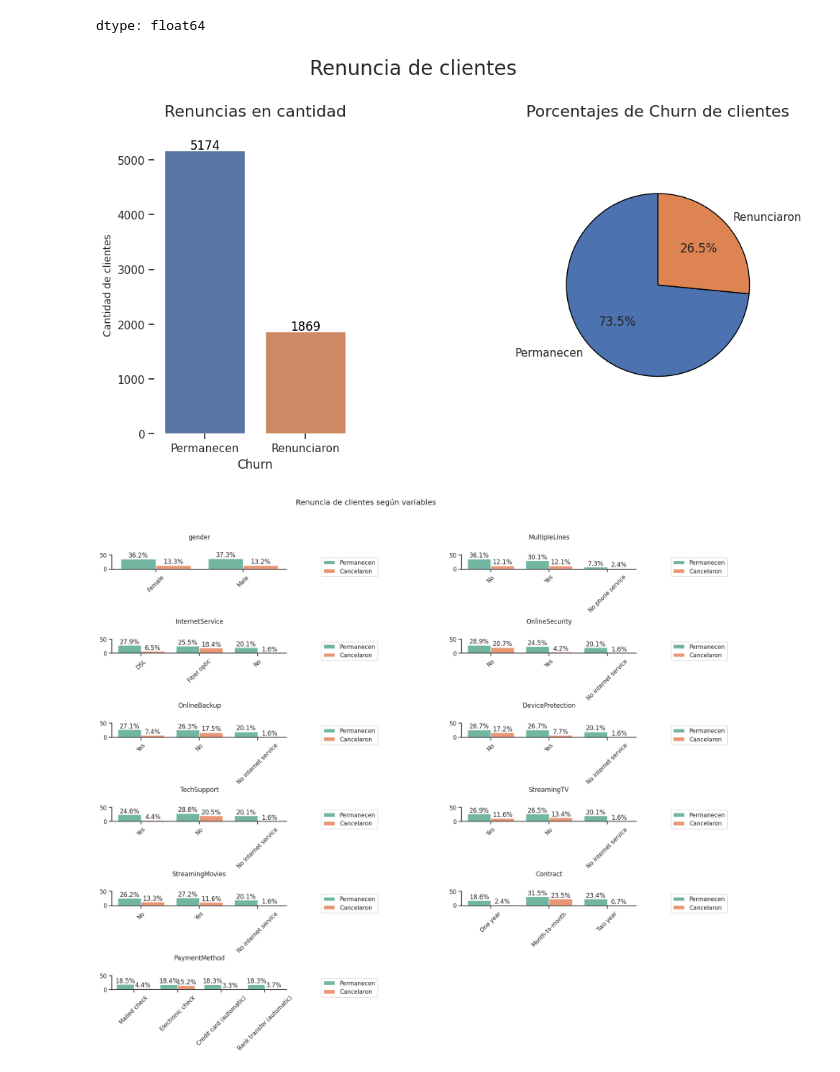
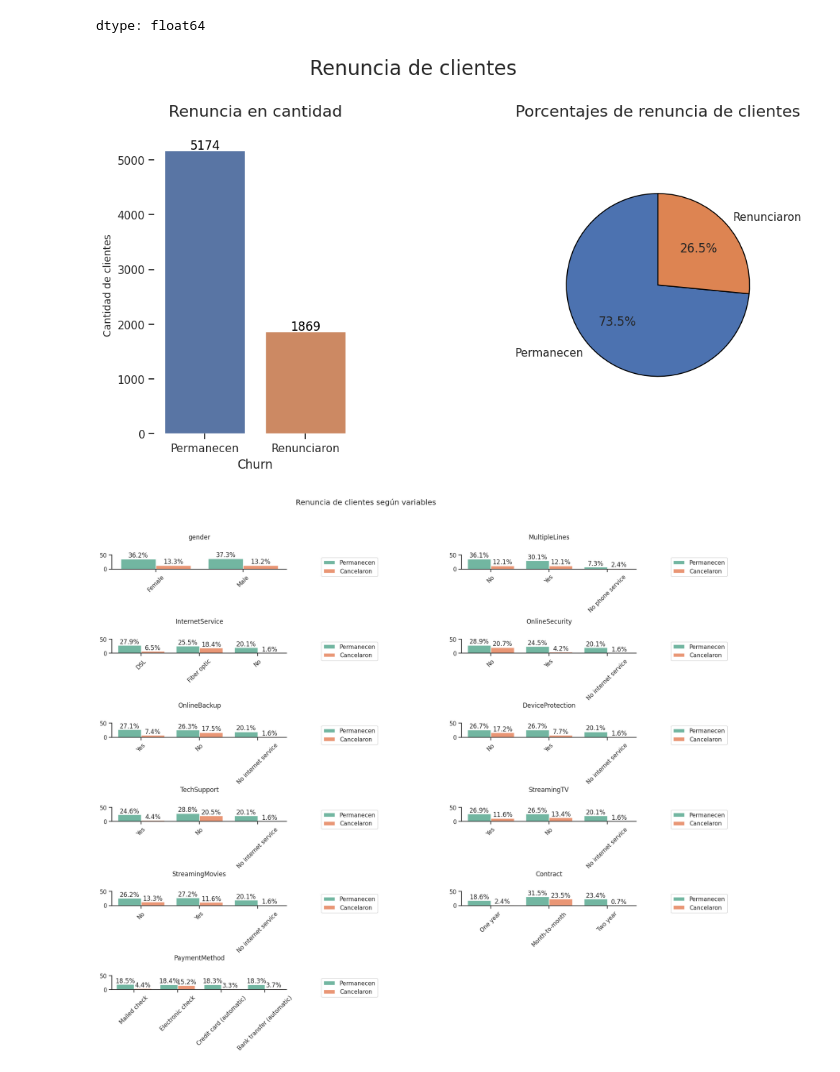
Before and after one commit to RaRamos2025/Challenge-TelecomX_LATAM, a Jupyter notebook: TelecomX_LATAM.ipynb, the cells around one changed output. Cells and saved outputs as stored; diff of their text form; code cells hidden in the pictures.

```diff
--- a/TelecomX_LATAM.ipynb
+++ b/TelecomX_LATAM.ipynb
@@ -346,26 +346,26 @@ dtype: float64
 # %%
 fig, ax = plt.subplots(1, 2, figsize=(12, 6))
 plt.subplots_adjust(top=0.8, left=0.2, wspace=1)
 fig.suptitle('Renuncia de clientes', fontsize=20)
 
 sns.barplot(x=churn.index,y=churn.values,hue=churn.index,ax=ax[0],legend=False)
-ax[0].set_title('Renuncias en cantidad', loc='center', fontsize=16,pad=20)
+ax[0].set_title('Renuncia en cantidad', loc='center', fontsize=16,pad=20)
 ax[0].set_xticks([0,1],labels=['Permanecen','Renunciaron'])
 ax[0].set_ylabel('Cantidad de clientes', fontsize=10)
 ax[0].set_frame_on(False)
 
 for i,j in enumerate(churn.values):
     ax[0].text(i,j+20,str(j),color='black',fontsize=12,ha='center')
 
 ax[1].pie(churn, labels=('Permanecen','Renunciaron'), autopct='%1.1f%%', startangle=90, wedgeprops={'edgecolor': 'black'})
-ax[1].set_title('Porcentajes de Churn de clientes', fontsize=16,pad=20)
+ax[1].set_title('Porcentajes de renuncia de clientes', fontsize=16,pad=20)
 ax[1].axis('equal')
 
 plt.savefig('renuncia_clientes.png', bbox_inches='tight', dpi=300)
 
 plt.show()
 # %% [output]
-[figure, old version]
+[figure, new version]
 # %%
 categorias = ['gender', 'MultipleLines', 'InternetService', 'OnlineSecurity',	'OnlineBackup',
                         'DeviceProtection',	'TechSupport',	'StreamingTV',	'StreamingMovies',	'Contract',
```
Also changed, not shown: parts of 1 cell of this notebook.
